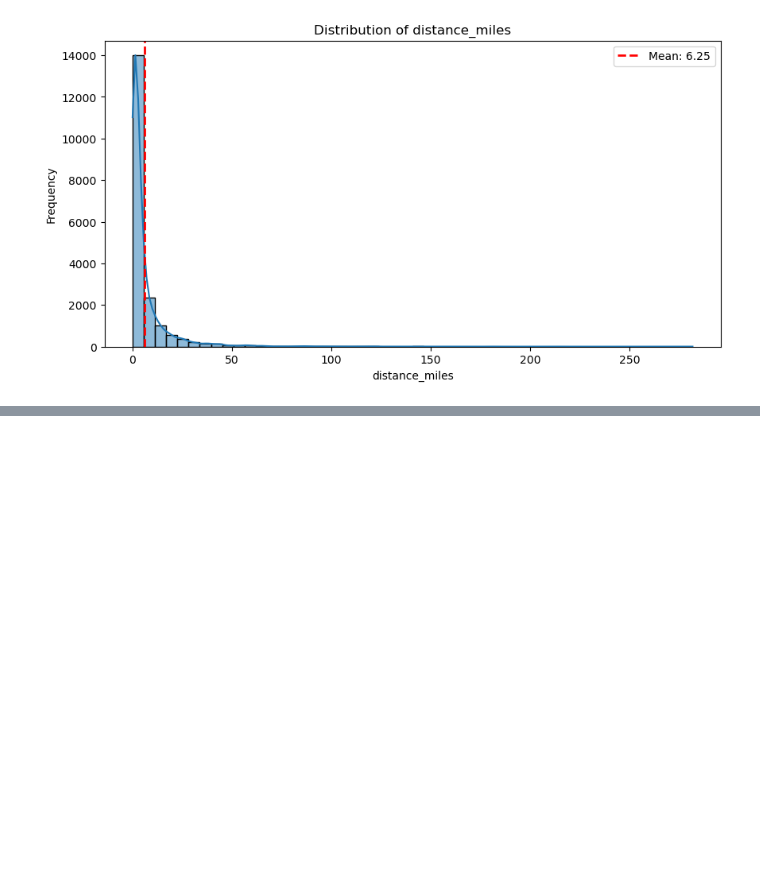
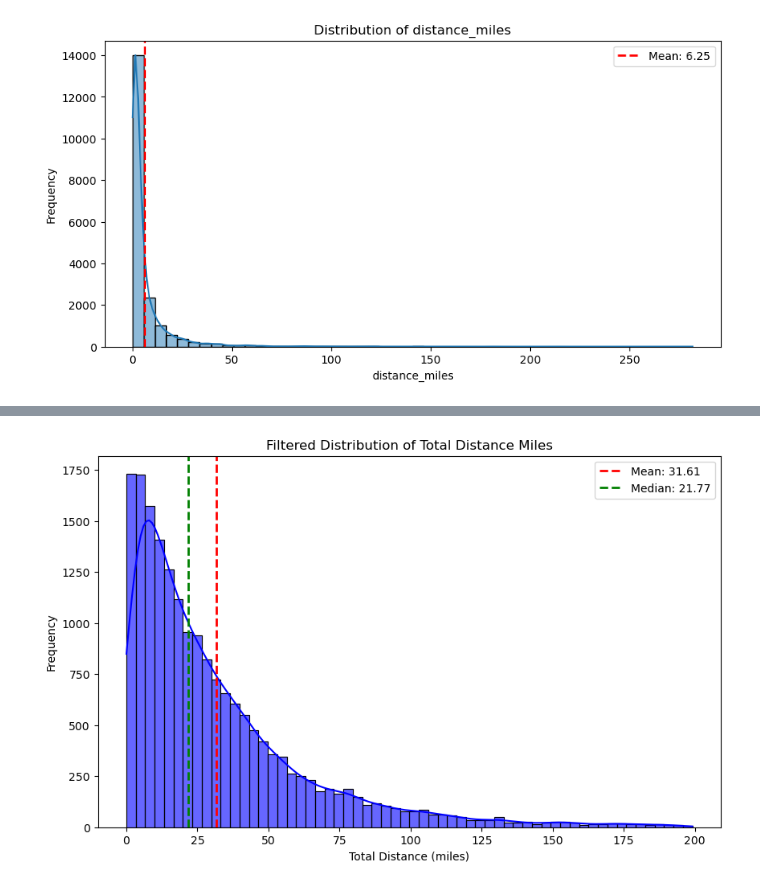
Before and after one commit to yanis-trn/MSc_thesis_MIT, a Jupyter notebook: CHTS_trips_analysis.ipynb, the cells around one changed output, grey strips where cells are left out. Drawn from its saved outputs; the diff is of its cells as text; code cells hidden in the pictures; blank space fills up the shorter version.

```diff
--- a/CHTS_trips_analysis.ipynb
+++ b/CHTS_trips_analysis.ipynb
@@ -185,0 +280,4 @@ only showing top 20 rows
+# %%
+df_count_w, df_count_summary_w = process_dataframe(df_w_gpstrips)
+df_count_w.show(10)
+df_count_summary_w.show(10)
@@ -185,0 +332,41 @@ only showing top 20 rows
+# %%
+# Convert to Pandas
+df_pandas = df_count_w.select("total_distance_miles").toPandas()
+
+# Compute IQR
+Q1 = np.percentile(df_pandas["total_distance_miles"], 25)
+Q3 = np.percentile(df_pandas["total_distance_miles"], 75)
+IQR = Q3 - Q1
+
+# Define limits
+lower_bound = Q1 - 1.5 * IQR
+upper_bound = Q3 + 4.5 * IQR
+
+# Filter data
+df_filtered = df_pandas[
+    (df_pandas["total_distance_miles"] >= lower_bound)
+    & (df_pandas["total_distance_miles"] <= upper_bound)
+]
+
+# Compute statistics
+mean_value = df_filtered["total_distance_miles"].mean()
+median_value = df_filtered["total_distance_miles"].median()
+
+# Plot distribution with mean and median
+plt.figure(figsize=(10, 6))
+sns.histplot(df_filtered["total_distance_miles"], bins=60, kde=True, color="blue", alpha=0.6)
+
+# Add vertical lines for mean and median
+plt.axvline(mean_value, color='red', linestyle='dashed', linewidth=2, label=f'Mean: {mean_value:.2f}')
+plt.axvline(median_value, color='green', linestyle='dashed', linewidth=2, label=f'Median: {median_value:.2f}')
+
+# Labels and title
+plt.xlabel("Total Distance (miles)")
+plt.ylabel("Frequency")
+plt.title("Filtered Distribution of Total Distance Miles")
+plt.legend()
+
+# Show plot
+plt.show()
+# %% [output]
+[figure, added]
```
Also changed, not shown: parts of 18 cells of this notebook, 1 other file.
